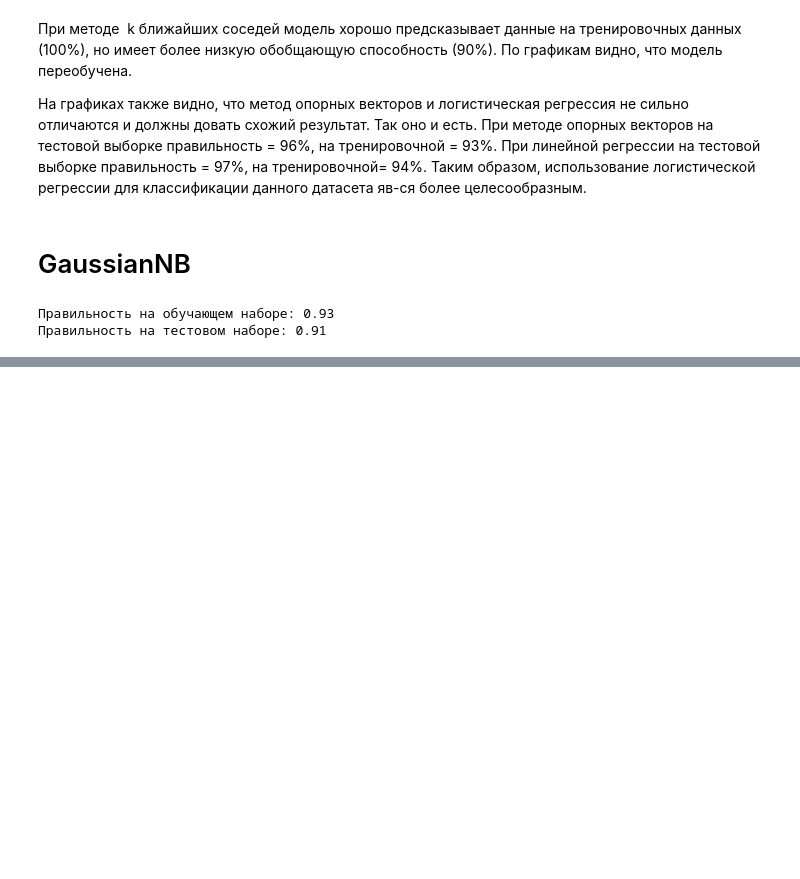
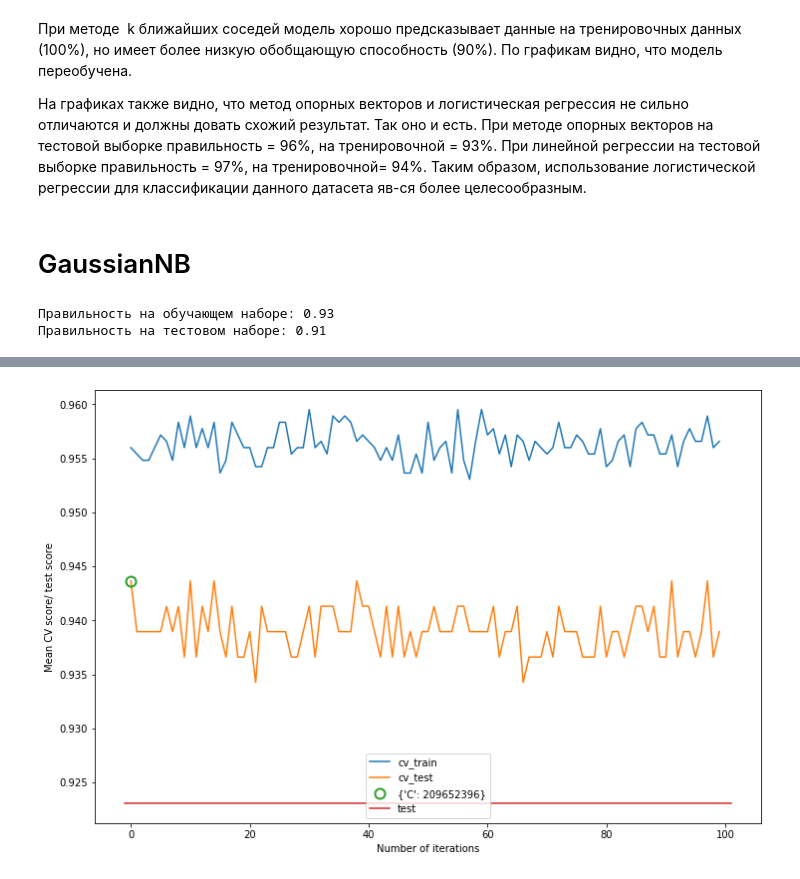
Before and after one commit to KarrieH/Breast_Can-er_training_ScikitLearn, a Jupyter notebook: log_reg_CancerData.ipynb, the cells around one changed output, grey strips where cells are left out. Saved outputs shown, nothing was run; the diff lists cells and outputs as text; code cells hidden in the pictures; blank space fills up the shorter version.

```diff
--- a/log_reg_CancerData.ipynb
+++ b/log_reg_CancerData.ipynb
@@ -698,0 +821,3 @@ print("Правильность на тестовом наборе: {:.2f}".form
+# %%
+X_train, X_test, y_train, y_test = train_test_split(cancer.data, cancer.target,
+                                                    stratify = cancer.target, random_state = 0)
@@ -698,0 +833,6 @@ print("Правильность на тестовом наборе: {:.2f}".form
+# %%
+param_grid_random = {'C': randint(10**(-9),10**9)}
+# %%
+random_search = RandomizedSearchCV(LogisticRegression(),param_distributions = param_grid_random,
+                                   n_iter = 100, cv = 5,return_train_score=True, random_state = 0)
+random_search.fit(X_train,y_train)
@@ -698,0 +853,22 @@ print("Правильность на тестовом наборе: {:.2f}".form
+# %%
+best_C = random_search.best_params_
+num_iter = random_search.n_iter
+best_point = random_search.best_index_
+
+cv_train_mean_scores = random_search.cv_results_['mean_train_score']
+cv_test_mean_scores = random_search.cv_results_['mean_test_score']
+test_score = random_search.score(X_test,y_test)
+
+rcParams['figure.figsize'] = 12, 8
+plt.plot(np.arange(0,num_iter,1), cv_train_mean_scores, label = 'cv_train')
+plt.plot(np.arange(0,num_iter,1), cv_test_mean_scores, label = 'cv_test')
+plt.plot(np.arange(0,num_iter,1)[best_point], cv_test_mean_scores[best_point], 'o',
+         fillstyle="none",markersize=10, mew = 2,
+         label = '{}'.format(best_C))
+plt.plot([-1,num_iter+1], [test_score,test_score], label = 'test')
+plt.xlabel('Number of iterations')
+plt.ylabel('Mean CV score/ test score')
+plt.legend(loc = 'best')
+plt.show()
+# %% [output]
+[figure, added]
```
Also changed, not shown: parts of 34 cells of this notebook.
